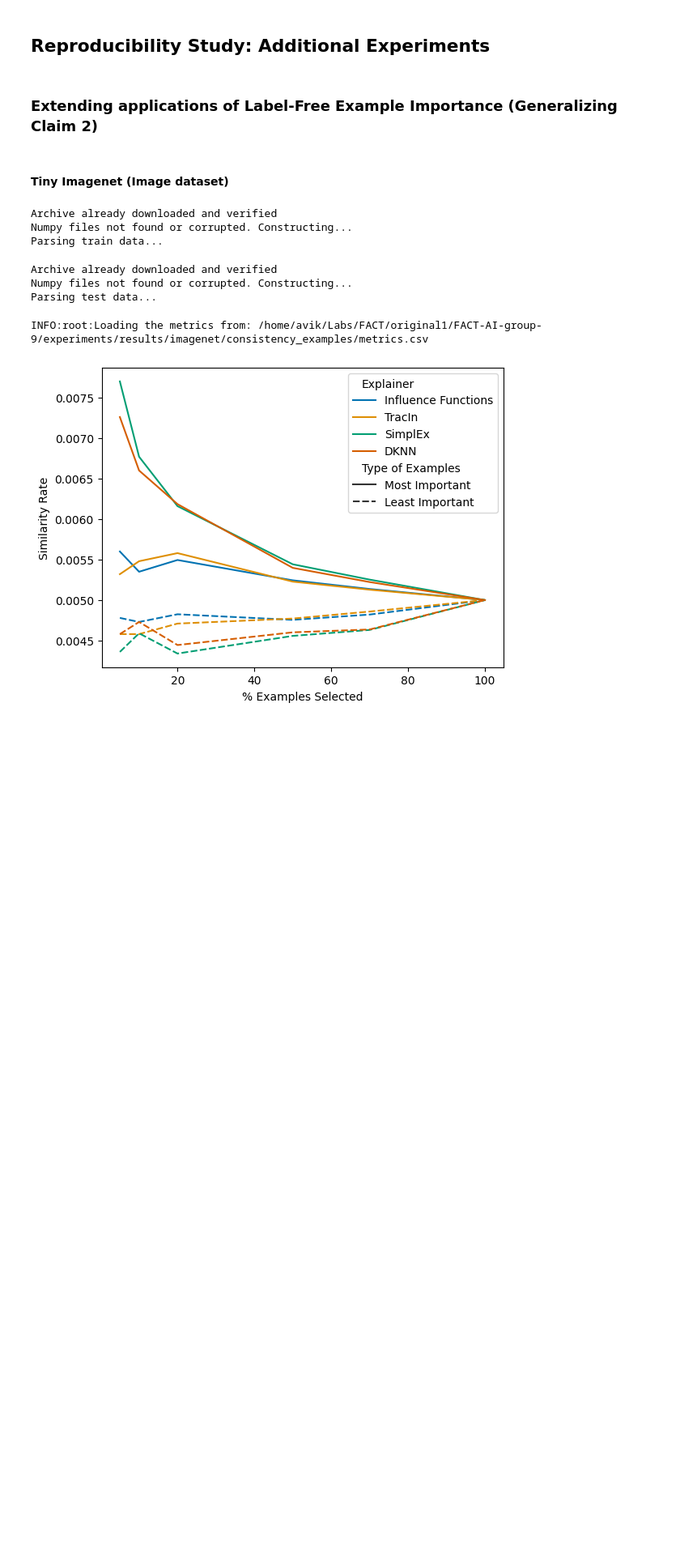
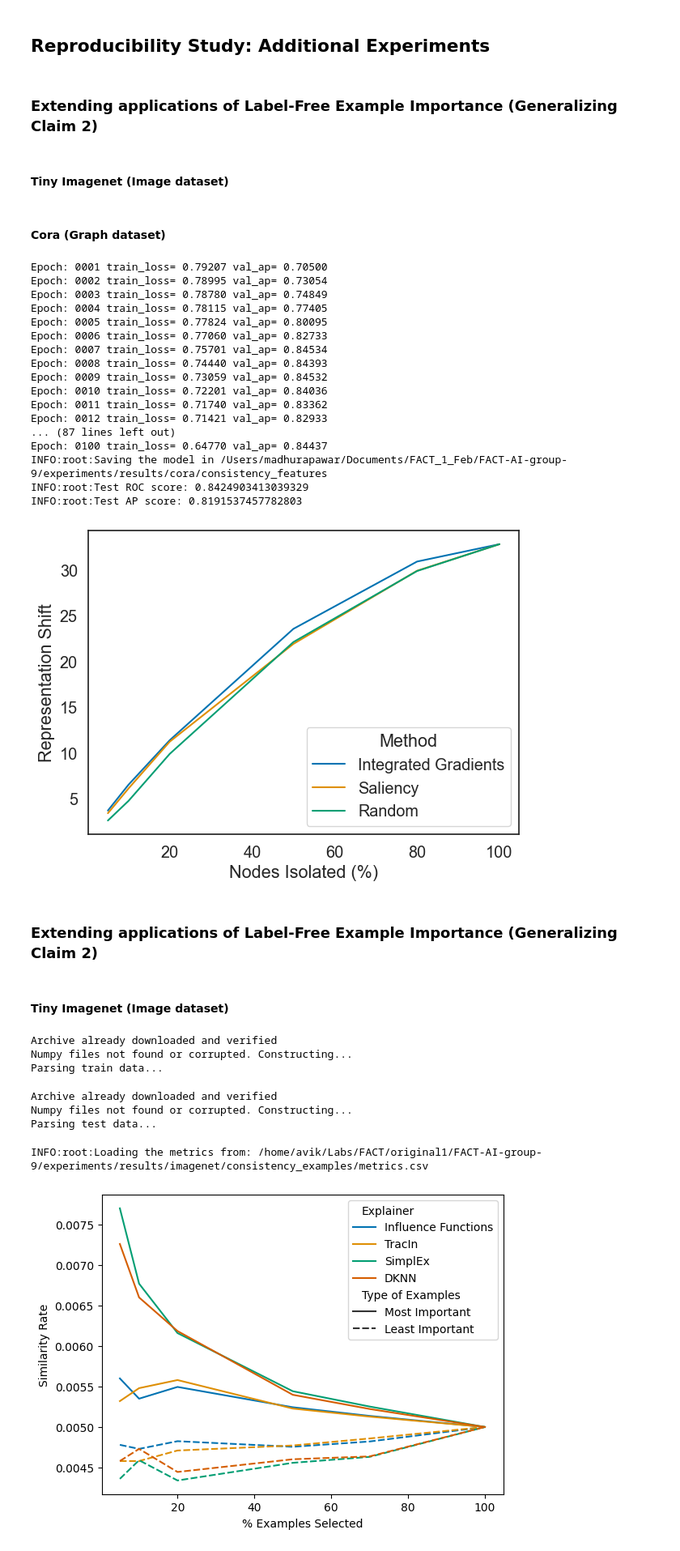
Before and after one commit to vpariza/Re-Label-Free-XAI, a Jupyter notebook: experiments/run_experiments.ipynb, the cells around one changed output. Shown at 81% size. Saved outputs shown, nothing was run; the diff lists cells and outputs as text; code cells hidden in the pictures; blank space fills up the shorter version.

Commit message:
[SUBMISSION CHANGES] Load metrics & Model | Cora

```diff
--- a/experiments/run_experiments.ipynb
+++ b/experiments/run_experiments.ipynb
@@ -279,3 +304,36 @@ INFO:root:Run 0 complete
+# %% [markdown]
+#### Cora (Graph dataset)
+# %%
+random_seed = 1
+n_epochs = 100
+# %%
+cora.consistency_feature_importance(
+     random_seed=random_seed,
+    n_epochs=n_epochs,
+)
+# %% [output]
+Epoch: 0001 train_loss= 0.79207 val_ap= 0.70500
+Epoch: 0002 train_loss= 0.78995 val_ap= 0.73054
+Epoch: 0003 train_loss= 0.78780 val_ap= 0.74849
+Epoch: 0004 train_loss= 0.78115 val_ap= 0.77405
+Epoch: 0005 train_loss= 0.77824 val_ap= 0.80095
+Epoch: 0006 train_loss= 0.77060 val_ap= 0.82733
+Epoch: 0007 train_loss= 0.75701 val_ap= 0.84534
+Epoch: 0008 train_loss= 0.74440 val_ap= 0.84393
+Epoch: 0009 train_loss= 0.73059 val_ap= 0.84532
+Epoch: 0010 train_loss= 0.72201 val_ap= 0.84036
+Epoch: 0011 train_loss= 0.71740 val_ap= 0.83362
+Epoch: 0012 train_loss= 0.71421 val_ap= 0.82933
+... (87 lines left out)
+Epoch: 0100 train_loss= 0.64770 val_ap= 0.84437
+INFO:root:Saving the model in /Users/madhurapawar/Documents/FACT_1_Feb/FACT-AI-group-9/experiments/results/cora/consistency_features
+INFO:root:Test ROC score: 0.8424903413039329
+INFO:root:Test AP score: 0.8191537457782803
+[figure, added]
+# %% [markdown]
+### Extending applications of Label-Free Example Importance (Generalizing Claim 2)
+# %% [markdown]
+#### Tiny Imagenet (Image dataset)
 # %%
 # Define the Parameters for this experiment
 batch_size=300      # Batch Size that can improve the speed if appropriate hardware is available
```
Also changed, not shown: parts of 6 cells of this notebook.
